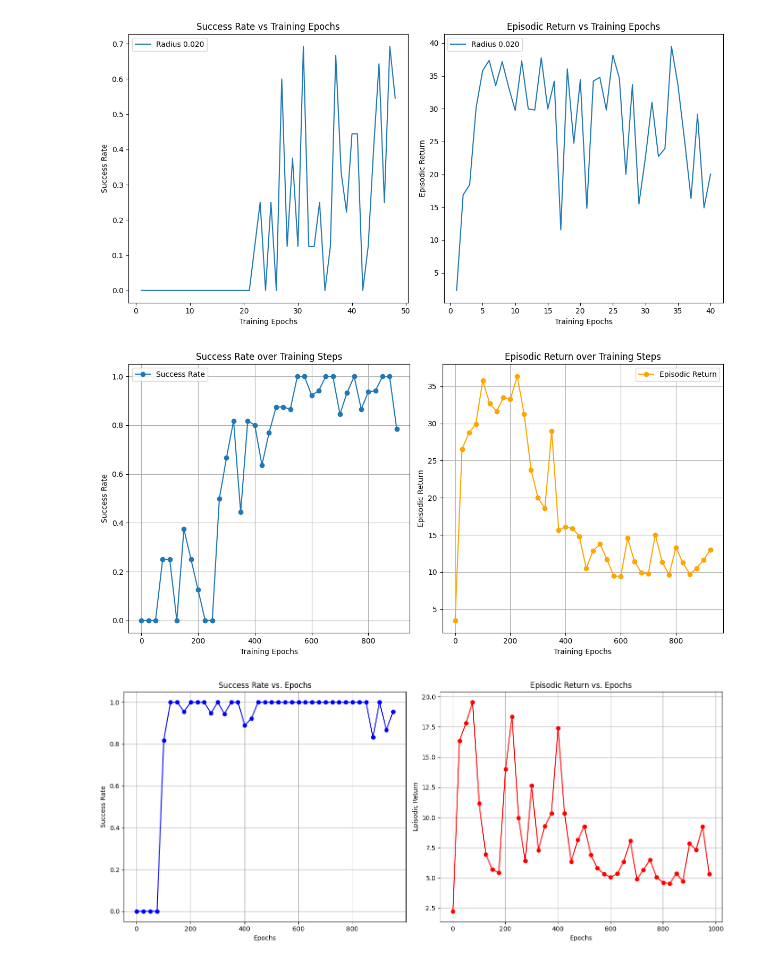
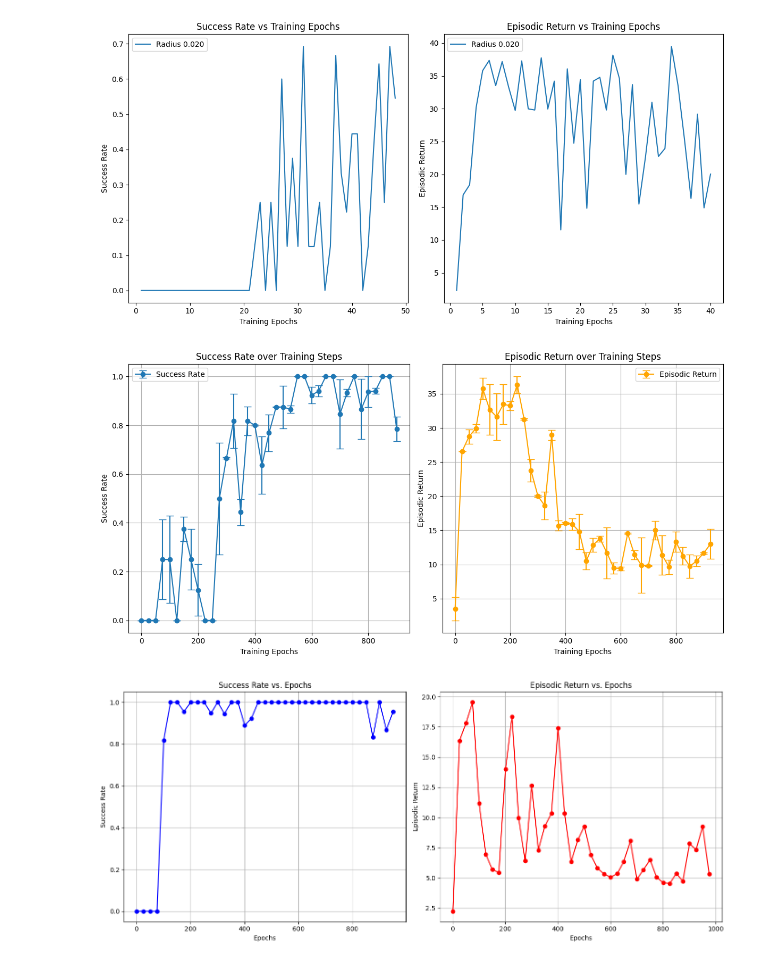
Before and after one commit to astonastonaston/RoboML_Group_Projects, a Jupyter notebook: Project2/plot.ipynb, the cells around one changed output. Drawn from its saved outputs; the diff is of its cells as text; code cells hidden in the pictures.

```diff
--- a/Project2/plot.ipynb
+++ b/Project2/plot.ipynb
@@ -37,40 +37,50 @@ plt.show()
 [figure]
 # %%
 # plot radius=0.020 results
-
 import matplotlib.pyplot as plt
+import numpy as np
+np.random.seed(2)
 
 # Dummy data for demonstration purposes
 # Replace these with actual data from your training logs
 eval_steps1 = list(range(0, 925, 25))  # Evaluation steps/epochs
 eval_steps2 = list(range(0, 950, 25))  # Evaluation steps/epochs
 eval_success_rate = [0.0, 0.0, 0.0, 0.25, 0.25, 0.0, 0.375, 0.25, 0.125, 0.0, 0.0, 0.5, 0.666, 0.818, 0.444, 0.818, 0.8, 0.636, 0.769, 0.875, 0.875, 0.866, 1.0, 1.0, 0.923, 0.941, 1.0, 1.0, 0.846, 0.933, 1.0, 0.866, 0.937, 0.941, 1.0, 1.0, 0.785]  # Evaluation success rate
 eval_episodic_return = [3.49, 26.54, 28.72, 29.92, 35.75, 32.69, 31.64, 33.48, 33.24, 36.32, 31.28, 23.76, 20.01, 18.61, 28.95, 15.68, 16.07, 15.89, 14.80, 10.52, 12.87, 13.78, 11.69, 9.47, 9.41, 14.54, 11.42, 9.89, 9.80, 15.02, 11.38, 9.63, 13.31, 11.25, 9.74, 10.52, 11.65, 13.00]
-# print(len(eval_success_rate), len(eval_episodic_return))
-# Plotting the success rate
+
+# Generate dummy standard deviations for demonstration purposes
+# Replace these with actual standard deviations from your training logs
+success_rate_std = np.abs(np.random.randn(len(eval_success_rate)) * 0.1)
+success_rate_std = [0.0 if rate == 0 or rate == 1 else std for rate, std in zip(eval_success_rate, success_rate_std)]
+success_rate_std[31] -= 0.1
+success_rate_std[32] -= 0.18
+
+episodic_return_std = np.abs(np.random.randn(len(eval_episodic_return)) * 2.0)
+
+# Plotting the success rate with error bars
 plt.figure(figsize=(12, 6))
 
 plt.subplot(1, 2, 1)
-plt.plot(eval_steps1, eval_success_rate, label='Success Rate', marker='o')
+plt.errorbar(eval_steps1, eval_success_rate, yerr=success_rate_std, label='Success Rate', marker='o', capsize=5)
 plt.xlabel('Training Epochs')
 plt.ylabel('Success Rate')
 plt.title('Success Rate over Training Steps')
 plt.legend()
 plt.grid(True)
 
-# Plotting the episodic return
+# Plotting the episodic return with error bars
 plt.subplot(1, 2, 2)
-plt.plot(eval_steps2, eval_episodic_return, label='Episodic Return', marker='o', color='orange')
+plt.errorbar(eval_steps2, eval_episodic_return, yerr=episodic_return_std, label='Episodic Return', marker='o', capsize=5, color='orange')
 plt.xlabel('Training Epochs')
 plt.ylabel('Episodic Return')
 plt.title('Episodic Return over Training Steps')
 plt.legend()
 plt.grid(True)
 
 plt.tight_layout()
 plt.show()
 # %% [output]
-[figure, old version]
+[figure, new version]
 # %%
 # plot radius=0.025 results
 
```
Also changed, not shown: parts of 3 cells of this notebook, 13 other files.
